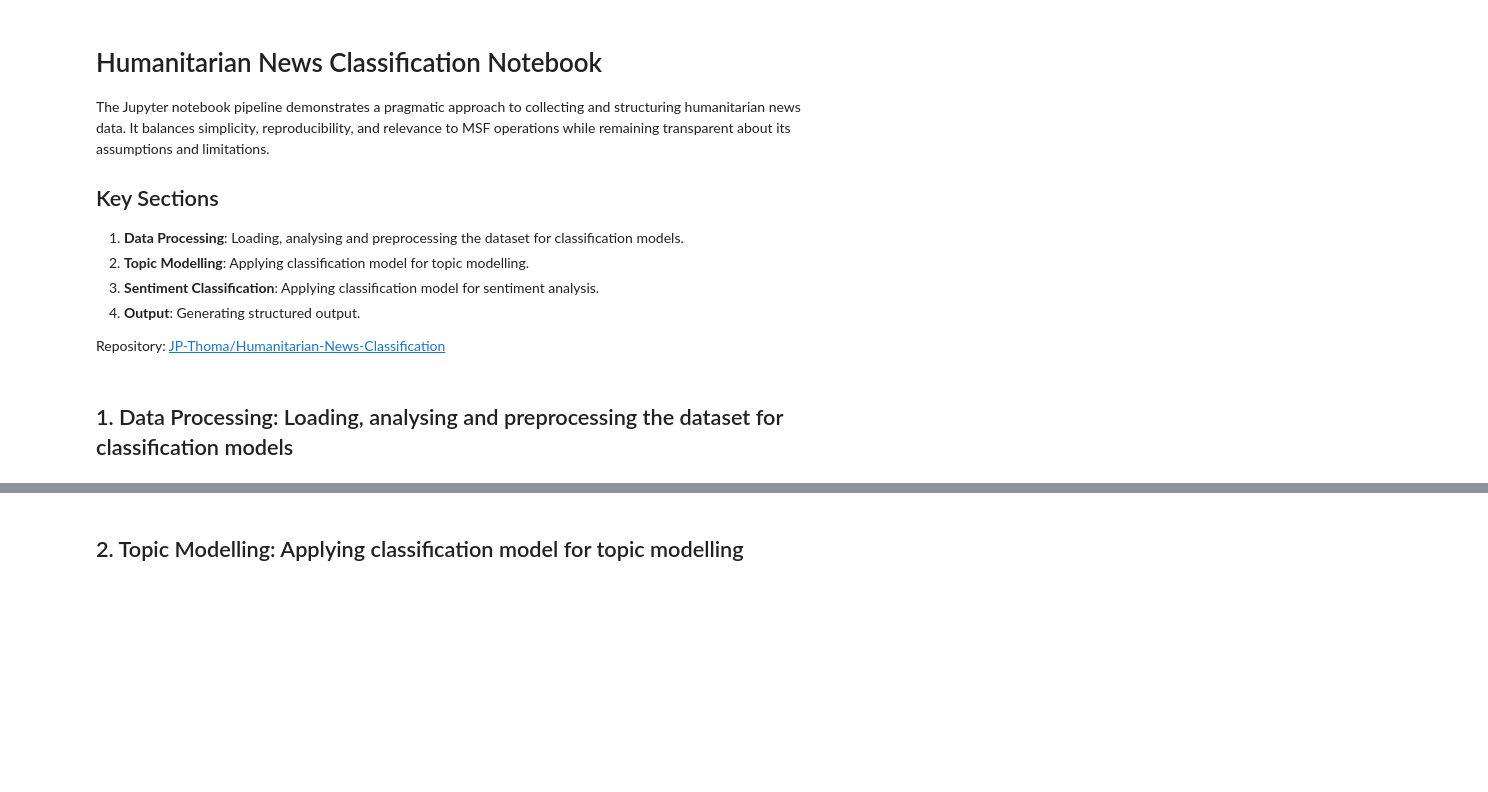
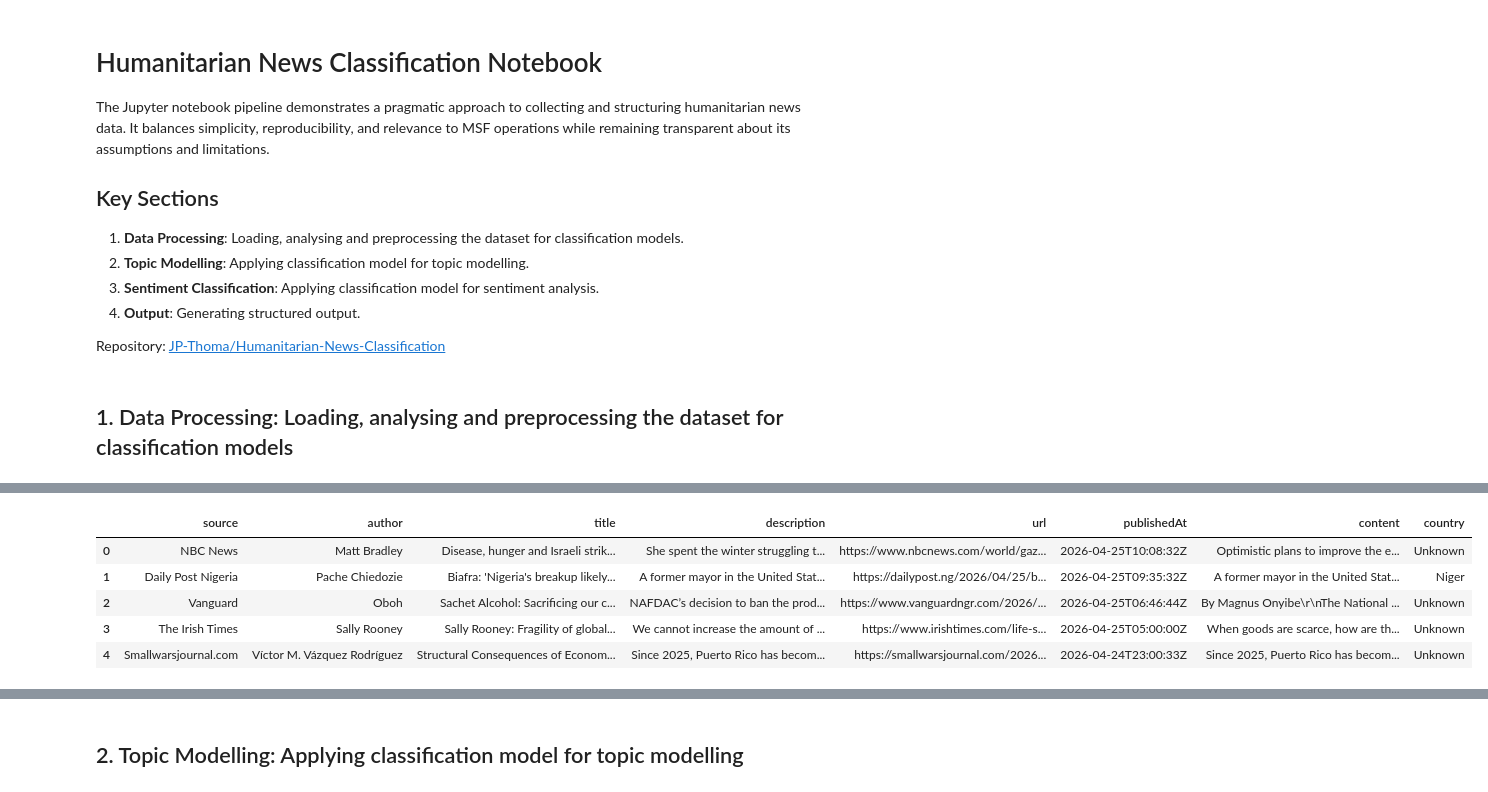
Before and after one commit to JP-Thoma/Humanitarian-News-Classification, a Jupyter notebook: humanitarian_news_classification.ipynb, the cells around one changed output, grey strips where cells are left out. Drawn from its saved outputs; the diff is of its cells as text; code cells hidden in the pictures; blank space fills up the shorter version.

```diff
--- a/humanitarian_news_classification.ipynb
+++ b/humanitarian_news_classification.ipynb
@@ -185,0 +182,19 @@ Final dataset size: 90
+# %%
+# add country column
+def extract_country(text):
+    text = text.lower()
+    for country in MSF_COUNTRIES:
+        if country.lower() in text:
+            return country
+    return "Unknown"
+
+df["country"] = df["content"].apply(extract_country)
+
+df.head()
+# %% [output]
+|  | source | author | title | description | url | publishedAt | content | country |
+| 0 | NBC News | Matt Bradley | Disease, hunger and Israeli strik... | She spent the winter struggling t... | https://www.nbcnews.com/world/gaz... | 2026-04-25T10:08:32Z | Optimistic plans to improve the e... | Unknown |
+| 1 | Daily Post Nigeria | Pache Chiedozie | Biafra: 'Nigeria's breakup likely... | A former mayor in the United Stat... | https://dailypost.ng/2026/04/25/b... | 2026-04-25T09:35:32Z | A former mayor in the United Stat... | Niger |
+| 2 | Vanguard | Oboh | Sachet Alcohol: Sacrificing our c... | NAFDAC’s decision to ban the prod... | https://www.vanguardngr.com/2026/... | 2026-04-25T06:46:44Z | By Magnus Onyibe\r\nThe National ... | Unknown |
+| 3 | The Irish Times | Sally Rooney | Sally Rooney: Fragility of global... | We cannot increase the amount of ... | https://www.irishtimes.com/life-s... | 2026-04-25T05:00:00Z | When goods are scarce, how are th... | Unknown |
+| 4 | Smallwarsjournal.com | Víctor M. Vázquez Rodríguez | Structural Consequences of Econom... | Since 2025, Puerto Rico has becom... | https://smallwarsjournal.com/2026... | 2026-04-24T23:00:33Z | Since 2025, Puerto Rico has becom... | Unknown |
```
Also changed, not shown: parts of 21 cells of this notebook, 3 other files.
